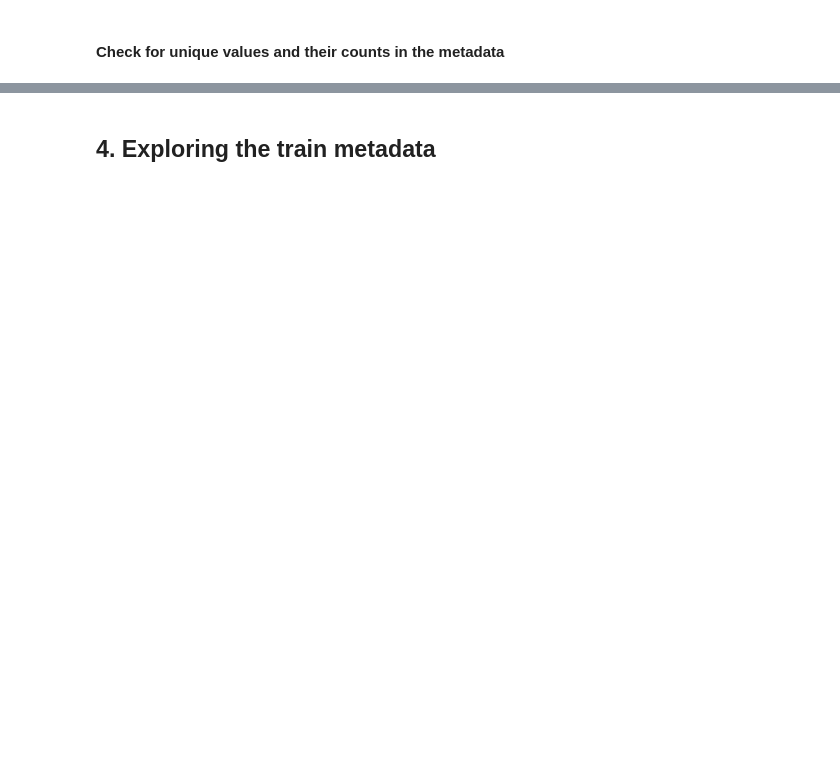
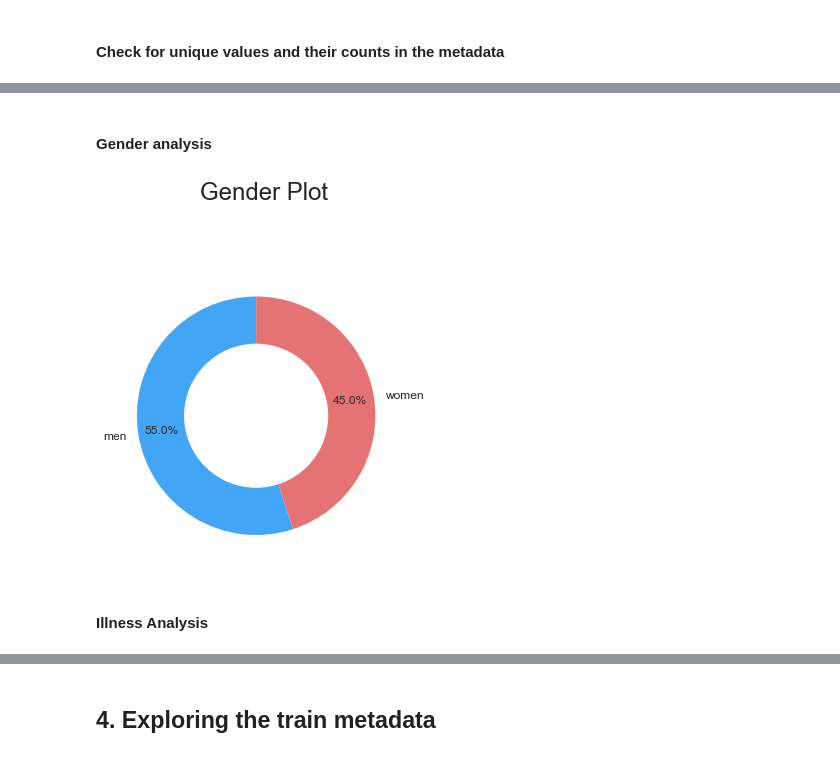
Before and after one commit to livneor207/helfcare, a Jupyter notebook: HW2/HW2_EDA.ipynb, the cells around one changed output, grey strips where cells are left out. Saved outputs shown, nothing was run; the diff lists cells and outputs as text; code cells hidden in the pictures; blank space fills up the shorter version.

```diff
--- a/HW2/HW2_EDA.ipynb
+++ b/HW2/HW2_EDA.ipynb
@@ -66,5 +70,0 @@ test files: amount 3205, examples:
-# %%
-# read train-rle.csv
-masks = pd.read_csv(masks_file_path, delimiter=",")
-
-print("the csv with the labels: -1 means no Pneumothorax, othervise there is an encoding for the place of Pneumothorax")
@@ -169,2 +258,4 @@ train_metadata_df.info(verbose=True)
+# %%
+train_metadata_df['Age'] = train_metadata_df['Age'].astype(str).astype(int)
 # %%
 train_metadata_df.describe(include='all')
@@ -179,3 +284,6 @@ train_metadata_df.describe(include='all')
 # %%
 list_of_columns_to_drop = ['Modality','BodyPart','PatientOrientation','PhotometricInterpretation','SamplesPerPixel', 'Columns', 'Rows']
 train_metadata_df.drop(columns=list_of_columns_to_drop, inplace=True, errors='ignore')
+train_metadata_df.drop(train_metadata_df[train_metadata_df.Age > 120].index, inplace=True)
+print(f'dropped {len(list_of_columns_to_drop)} columns')
+print(f'dropped {len(train_metadata_df[train_metadata_df.Age > 120].index)} rows')
@@ -190,0 +329,17 @@ for column in list(train_metadata_df.columns):
+# %% [markdown]
+#### Gender analysis
+# %%
+men = train_metadata_df[train_metadata_df["Sex"] == "M"].shape[0]
+women = train_metadata_df[train_metadata_df["Sex"] == "F"].shape[0]
+# %%
+fig, ax = plt.subplots(1, 1, figsize=(5, 5))
+fig.suptitle("Gender Plot", fontsize=18)
+circle0 = plt.Circle( (0,0), 0.6, color = 'white')
+ax.pie([men, women], labels=["men", "women"], colors=["#42A5F5", "#E57373"], autopct='%1.1f%%', pctdistance=0.8, startangle=90)
+ax.add_patch(circle0)
+plt.tight_layout()
+plt.show()
+# %% [output]
+[figure, added]
+# %% [markdown]
+#### Illness Analysis
```
Also changed, not shown: parts of 66 cells of this notebook.
